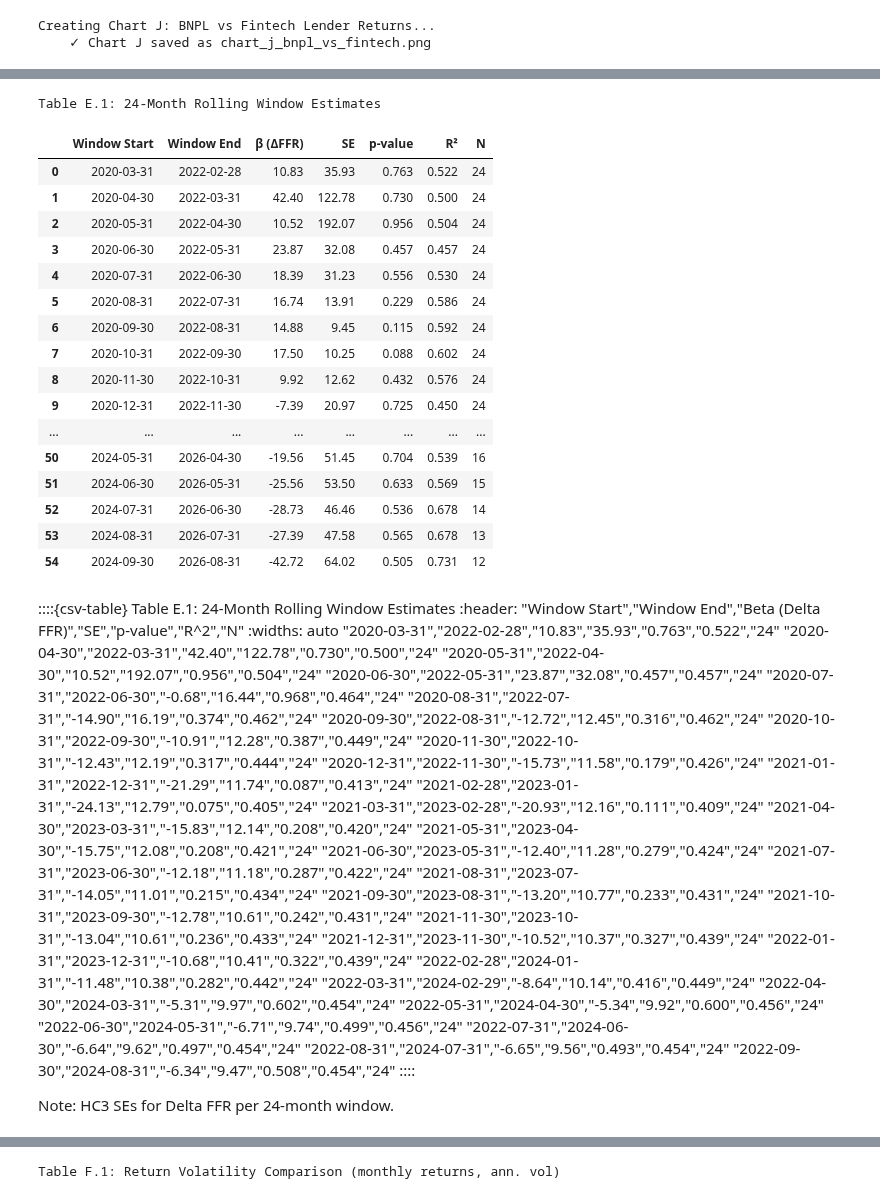
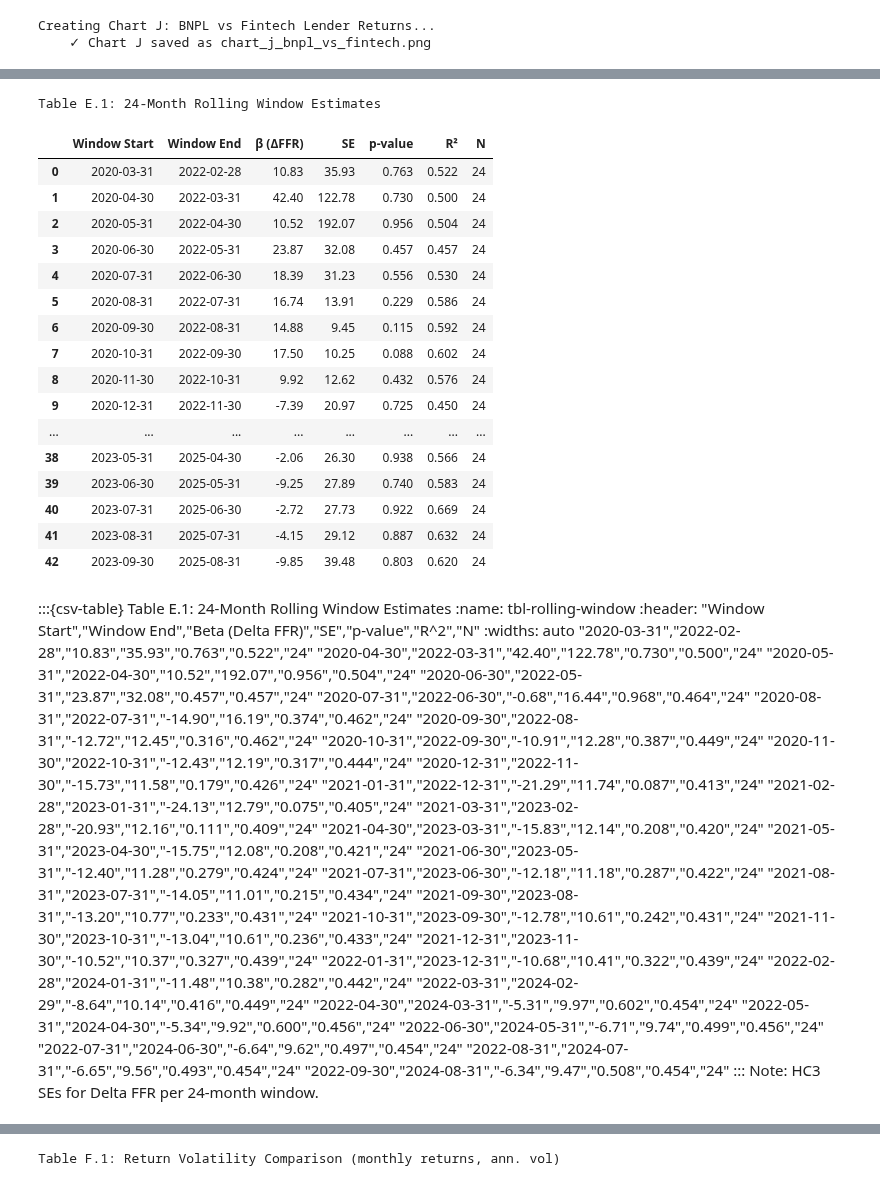
Before and after one commit to llorracc/as.180.369, a Jupyter notebook: contrib/BruceMaoYM/Paper_YM/07_appendix.ipynb, the cells around one changed output, grey strips where cells are left out. Drawn from its saved outputs; the diff is of its cells as text; code cells hidden in the pictures.

```diff
--- a/contrib/BruceMaoYM/Paper_YM/07_appendix.ipynb
+++ b/contrib/BruceMaoYM/Paper_YM/07_appendix.ipynb
@@ -168,12 +153,12 @@ cpi_change = None
 
 try:
     if yf is not None:
-        px_bnpl = yf.download(bnpl_tickers, start=start_date, end=end_date)["Close"].resample("ME").last()
+        px_bnpl = yf.download(bnpl_tickers, start=start_date, end=end_date, auto_adjust=True)["Close"].resample("ME").last()
         bnpl_returns = np.log(px_bnpl / px_bnpl.shift(1)).mean(axis=1) * 100
         px_spy = yf.Ticker(spy_ticker).history(start=start_date, end=end_date)["Close"].resample("ME").last()
         if px_spy.index.tz is not None:
             px_spy.index = px_spy.index.tz_localize(None)
-        market_return = px_spy.pct_change() * 100
+        market_return = px_spy.pct_change(fill_method=None) * 100
 except Exception as e:
     bnpl_returns = None
     market_return = None
@@ -187,9 +172,9 @@ try:
         cc = fred.get_series('UMCSENT', start=start_date, end=end_date).resample('ME').last()
         cc_change = cc.diff()
         di = fred.get_series('DSPIC96', start=start_date, end=end_date).resample('ME').last()
-        di_change = di.pct_change() * 100
+        di_change = di.pct_change(fill_method=None) * 100
         cpi = fred.get_series('CPIAUCSL', start=start_date, end=end_date).resample('ME').last()
-        cpi_change = cpi.pct_change() * 100
+        cpi_change = cpi.pct_change(fill_method=None) * 100
 except Exception as e:
     ffr_change = None
     cc_change = None
@@ -994,46 +1035,51 @@ windows = []
 start_dates = base_df.index.to_period('M').sort_values().unique()
 for start in start_dates:
     end = start + 23  # 24-month window
+    # Validate end date doesn't exceed data range
+    end_timestamp = end.to_timestamp('M')
+    if end_timestamp > base_df.index.max():
+        continue
     mask = (base_df.index.to_period('M') >= start) & (base_df.index.to_period('M') <= end)
     if mask.sum() < 12:
         continue
     y_win = base_df.loc[mask, 'log_returns']
     X_win = sm.add_constant(X_all.loc[mask])
     model = sm.OLS(y_win, X_win).fit(cov_type='HC3')
     windows.append({
         'Window Start': start.to_timestamp('M'),
         'Window End': end.to_timestamp('M'),
         'β (ΔFFR)': round(model.params['ffr_change'], 2),
         'SE': round(model.bse['ffr_change'], 2),
         'p-value': round(model.pvalues['ffr_change'], 3),
         'R²': round(model.rsquared, 3),
         'N': int(model.nobs)
     })
 
 table_e1 = pd.DataFrame(windows)
 print("Table E.1: 24-Month Rolling Window Estimates")
 display(table_e1)
 # %% [output]
 Table E.1: 24-Month Rolling Window Estimates
 |  | Window Start | Window End | β (ΔFFR) | SE | p-value | R² | N |
 | 0 | 2020-03-31 | 2022-02-28 | 10.83 | 35.93 | 0.763 | 0.522 | 24 |
 | 1 | 2020-04-30 | 2022-03-31 | 42.40 | 122.78 | 0.730 | 0.500 | 24 |
 | 2 | 2020-05-31 | 2022-04-30 | 10.52 | 192.07 | 0.956 | 0.504 | 24 |
 | 3 | 2020-06-30 | 2022-05-31 | 23.87 | 32.08 | 0.457 | 0.457 | 24 |
 | 4 | 2020-07-31 | 2022-06-30 | 18.39 | 31.23 | 0.556 | 0.530 | 24 |
 | 5 | 2020-08-31 | 2022-07-31 | 16.74 | 13.91 | 0.229 | 0.586 | 24 |
 | 6 | 2020-09-30 | 2022-08-31 | 14.88 | 9.45 | 0.115 | 0.592 | 24 |
 | 7 | 2020-10-31 | 2022-09-30 | 17.50 | 10.25 | 0.088 | 0.602 | 24 |
 | 8 | 2020-11-30 | 2022-10-31 | 9.92 | 12.62 | 0.432 | 0.576 | 24 |
 | 9 | 2020-12-31 | 2022-11-30 | -7.39 | 20.97 | 0.725 | 0.450 | 24 |
 | ... | ... | ... | ... | ... | ... | ... | ... |
-| 50 | 2024-05-31 | 2026-04-30 | -19.56 | 51.45 | 0.704 | 0.539 | 16 |
-| 51 | 2024-06-30 | 2026-05-31 | -25.56 | 53.50 | 0.633 | 0.569 | 15 |
-| 52 | 2024-07-31 | 2026-06-30 | -28.73 | 46.46 | 0.536 | 0.678 | 14 |
-| 53 | 2024-08-31 | 2026-07-31 | -27.39 | 47.58 | 0.565 | 0.678 | 13 |
-| 54 | 2024-09-30 | 2026-08-31 | -42.72 | 64.02 | 0.505 | 0.731 | 12 |
+| 38 | 2023-05-31 | 2025-04-30 | -2.06 | 26.30 | 0.938 | 0.566 | 24 |
+| 39 | 2023-06-30 | 2025-05-31 | -9.25 | 27.89 | 0.740 | 0.583 | 24 |
+| 40 | 2023-07-31 | 2025-06-30 | -2.72 | 27.73 | 0.922 | 0.669 | 24 |
+| 41 | 2023-08-31 | 2025-07-31 | -4.15 | 29.12 | 0.887 | 0.632 | 24 |
+| 42 | 2023-09-30 | 2025-08-31 | -9.85 | 39.48 | 0.803 | 0.620 | 24 |
 # %% [markdown]
-::::{csv-table} Table E.1: 24-Month Rolling Window Estimates
+:::{csv-table} Table E.1: 24-Month Rolling Window Estimates
+:name: tbl-rolling-window
 :header: "Window Start","Window End","Beta (Delta FFR)","SE","p-value","R^2","N"
 :widths: auto
 "2020-03-31","2022-02-28","10.83","35.93","0.763","0.522","24"
@@ -1067,7 +1113,6 @@ Table E.1: 24-Month Rolling Window Estimates
 "2022-07-31","2024-06-30","-6.64","9.62","0.497","0.454","24"
 "2022-08-31","2024-07-31","-6.65","9.56","0.493","0.454","24"
 "2022-09-30","2024-08-31","-6.34","9.47","0.508","0.454","24"
-::::
-
+:::
 Note: HC3 SEs for Delta FFR per 24-month window.
 # %% [markdown]
```
Also changed, not shown: parts of 38 cells of this notebook, 42 other files.
